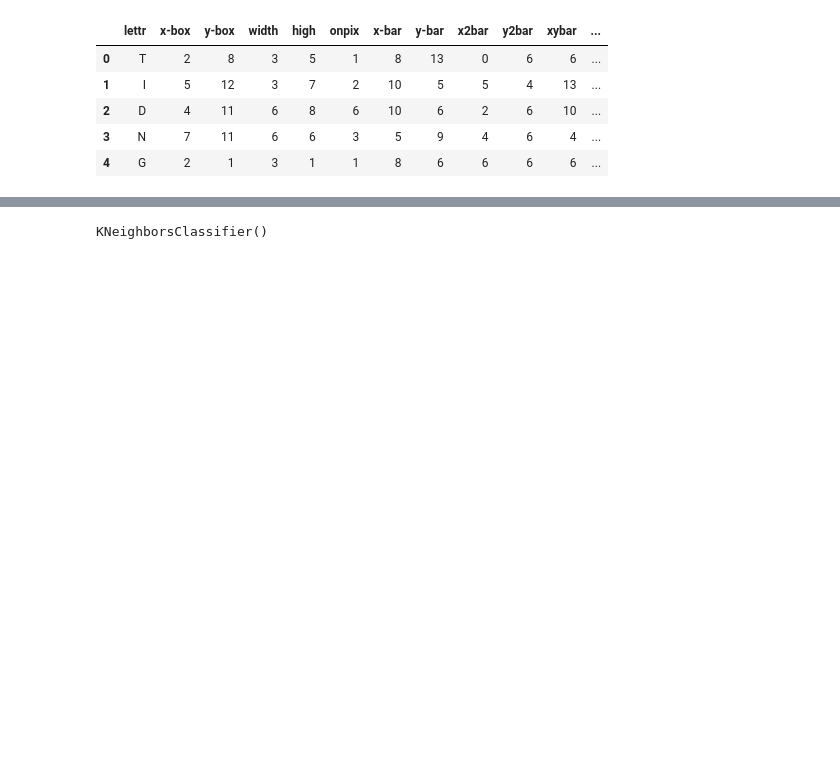
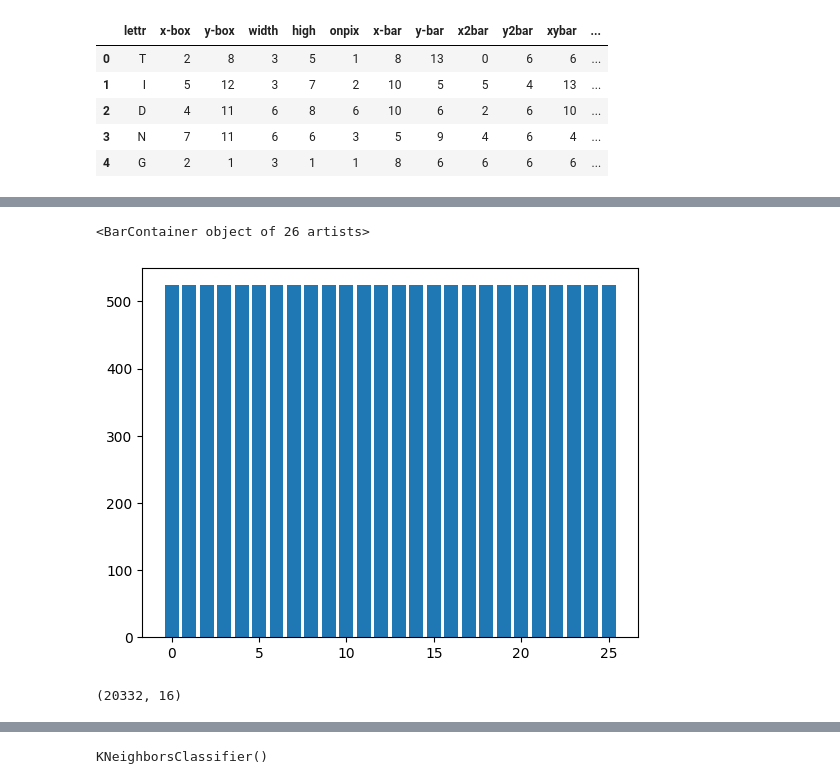
Before and after one commit to VitahuHere/pro1d, a Jupyter notebook: projekt/main.ipynb, the cells around one changed output, grey strips where cells are left out. Saved outputs shown, nothing was run; the diff lists cells and outputs as text; code cells hidden in the pictures; blank space fills up the shorter version.

```diff
--- a/projekt/main.ipynb
+++ b/projekt/main.ipynb
@@ -42,0 +89,4 @@ data["lettr"] = data["lettr"].apply(lambda x: ord(x) - 65)
+# %%
+# Under sampling
+rus = RandomUnderSampler(random_state=42)
+under_sample, under_sample_labels = rus.fit_resample(data[HEADERS[1:]], data[HEADERS[0]])
@@ -42,0 +97,8 @@ data["lettr"] = data["lettr"].apply(lambda x: ord(x) - 65)
+# %%
+plt.bar(
+    pd.Series(under_sample_labels).value_counts().index,
+    pd.Series(under_sample_labels).value_counts().values,
+)
+# %% [output]
+<BarContainer object of 26 artists>
+[figure, added]
@@ -42,0 +109,4 @@ data["lettr"] = data["lettr"].apply(lambda x: ord(x) - 65)
+# %%
+over_sample.shape
+# %% [output]
+(20332, 16)
```
Also changed, not shown: parts of 22 cells of this notebook.
